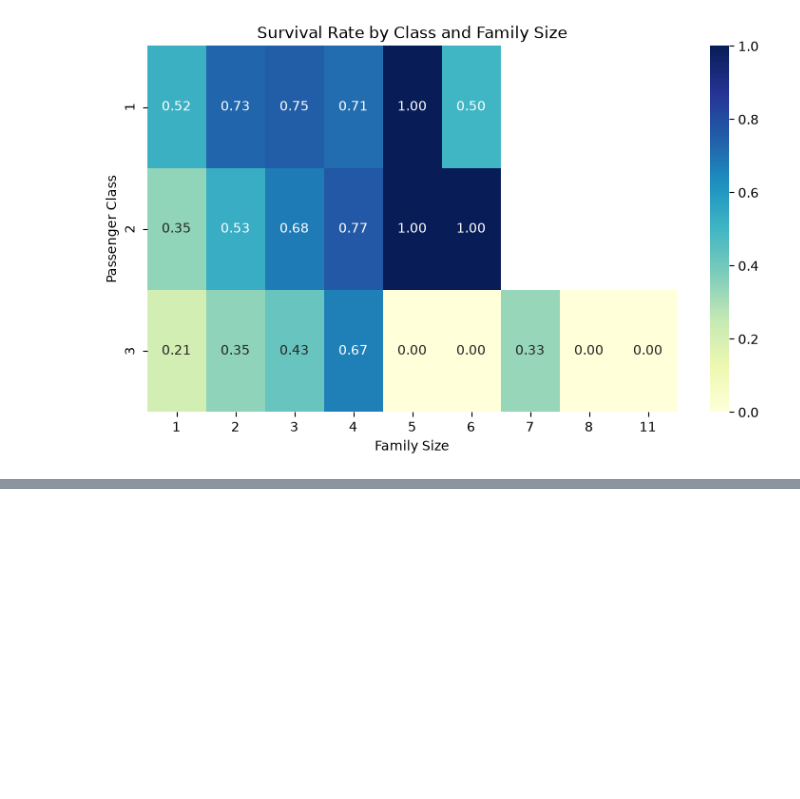
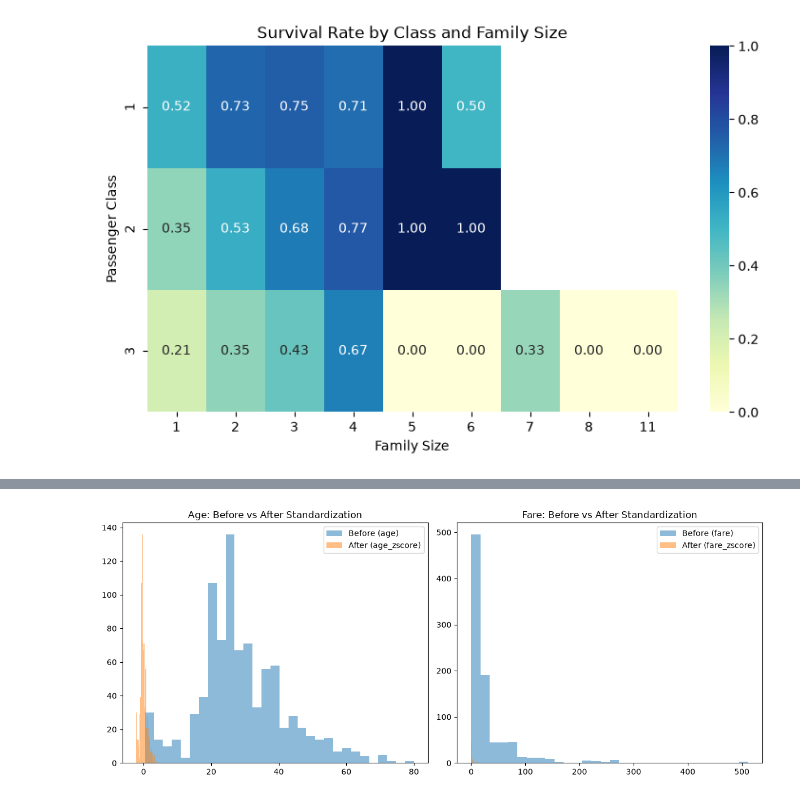
Before and after one commit to PremChandJanga/Capstone-Project, a Jupyter notebook: analytics/notebooks/01_eda.ipynb, the cells around one changed output, grey strips where cells are left out. Drawn from its saved outputs; the diff is of its cells as text; code cells hidden in the pictures; blank space fills up the shorter version.

Commit message:
feat: add z-score standardization EDA sanity check for age/fare

```diff
--- a/analytics/notebooks/01_eda.ipynb
+++ b/analytics/notebooks/01_eda.ipynb
@@ -396,3 +396,19 @@ plt.ylabel("Passenger Class")
 plt.show()
 # %% [output]
 [figure]
+# %%
+# before: original mean and std
+print("BEFORE standardization:")
+print(f"age  -> mean: {df['age'].mean():.4f}, std: {df['age'].std():.4f}")
+print(f"fare -> mean: {df['fare'].mean():.4f}, std: {df['fare'].std():.4f}")
+
+# manual z-score formula: z = (x - mean) / std
+# stored in new columns so the original age/fare are untouched -
+# this is a standalone EDA check, not something the modeling pipeline reuses
+df["age_zscore"] = (df["age"] - df["age"].mean()) / df["age"].std()
+df["fare_zscore"] = (df["fare"] - df["fare"].mean()) / df["fare"].std()
+
+print()
+print("AFTER standardization:")
+print(f"age_zscore  -> mean: {df['age_zscore'].mean():.4f}, std: {df['age_zscore'].std():.4f}")
+print(f"fare_zscore -> mean: {df['fare_zscore'].mean():.4f}, std: {df['fare_zscore'].std():.4f}")
@@ -398,0 +423,17 @@ plt.show()
+# %%
+fig, axes = plt.subplots(1, 2, figsize=(12, 5))
+
+axes[0].hist(df["age"], bins=30, alpha=0.5, label="Before (age)")
+axes[0].hist(df["age_zscore"], bins=30, alpha=0.5, label="After (age_zscore)")
+axes[0].set_title("Age: Before vs After Standardization")
+axes[0].legend()
+
+axes[1].hist(df["fare"], bins=30, alpha=0.5, label="Before (fare)")
+axes[1].hist(df["fare_zscore"], bins=30, alpha=0.5, label="After (fare_zscore)")
+axes[1].set_title("Fare: Before vs After Standardization")
+axes[1].legend()
+
+plt.tight_layout()
+plt.show()
+# %% [output]
+[figure, added]
```
Also changed, not shown: parts of 1 cell of this notebook, 1 other file.
